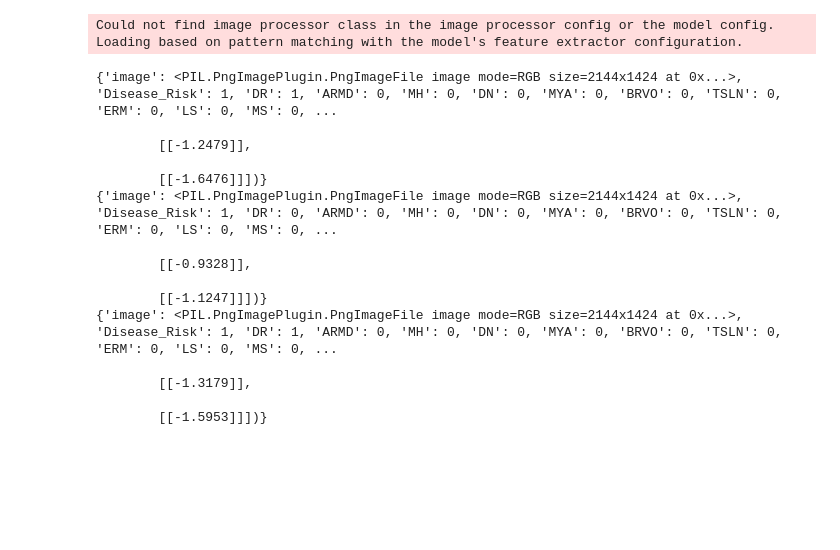
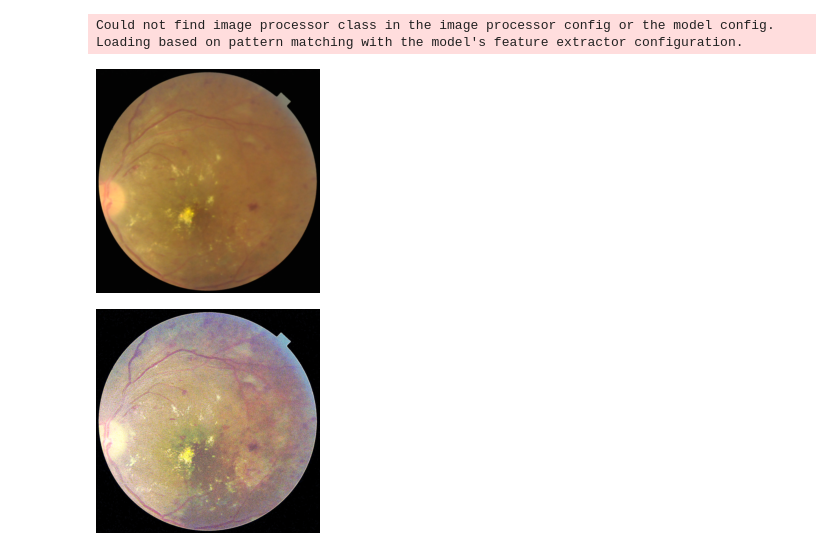
Before and after one commit to Blyzi/DataCamp, a Jupyter notebook: huggingface.ipynb, the cells around one changed output. Saved outputs shown, nothing was run; the diff lists cells and outputs as text; code cells hidden in the pictures; blank space fills up the shorter version.

```diff
--- a/huggingface.ipynb
+++ b/huggingface.ipynb
@@ -88,31 +99,26 @@ def preprocess_val(example_batch):
 # %% [output]
 Could not find image processor class in the image processor config or the model config. Loading based on pattern matching with the model's feature extractor configuration.
 # %%
-splits = dataset["train"].train_test_split(test_size=0.2)
+splits = dataset["train"].train_test_split(test_size=0.1)
 train_ds = splits['train']
 val_ds = splits['test']
 
 train_ds.set_transform(preprocess_train)
 val_ds.set_transform(preprocess_val)
-
-print(train_ds[0])
-print(train_ds[1])
-print(train_ds[2])
-# print(val_ds)
-# %% [output]
-{'image': <PIL.PngImagePlugin.PngImageFile image mode=RGB size=2144x1424 at 0x...>, 'Disease_Risk': 1, 'DR': 1, 'ARMD': 0, 'MH': 0, 'DN': 0, 'MYA': 0, 'BRVO': 0, 'TSLN': 0, 'ERM': 0, 'LS': 0, 'MS': 0, ...
-
-        [[-1.2479]],
-
-        [[-1.6476]]])}
-{'image': <PIL.PngImagePlugin.PngImageFile image mode=RGB size=2144x1424 at 0x...>, 'Disease_Risk': 1, 'DR': 0, 'ARMD': 0, 'MH': 0, 'DN': 0, 'MYA': 0, 'BRVO': 0, 'TSLN': 0, 'ERM': 0, 'LS': 0, 'MS': 0, ...
-
-        [[-0.9328]],
-
-        [[-1.1247]]])}
-{'image': <PIL.PngImagePlugin.PngImageFile image mode=RGB size=2144x1424 at 0x...>, 'Disease_Risk': 1, 'DR': 1, 'ARMD': 0, 'MH': 0, 'DN': 0, 'MYA': 0, 'BRVO': 0, 'TSLN': 0, 'ERM': 0, 'LS': 0, 'MS': 0, ...
-
-        [[-1.3179]],
-
-        [[-1.5953]]])}
+# %%
+image = dataset['train'][0]['image'].convert("RGB")
+debug_transforms = Compose([
+    Resize(size),
+    CenterCrop((size, size)),
+])
+display(debug_transforms(image))
+
+image = adjust_sharpness(image, 60)
+image = adjust_contrast(image, 1.4)
+image = equalize(image)
+image = adjust_gamma(image, 2)
+display(debug_transforms(image))
+# %% [output]
+[figure, added]
+[figure, added]
 # %%
```
Also changed, not shown: parts of 18 cells of this notebook.
